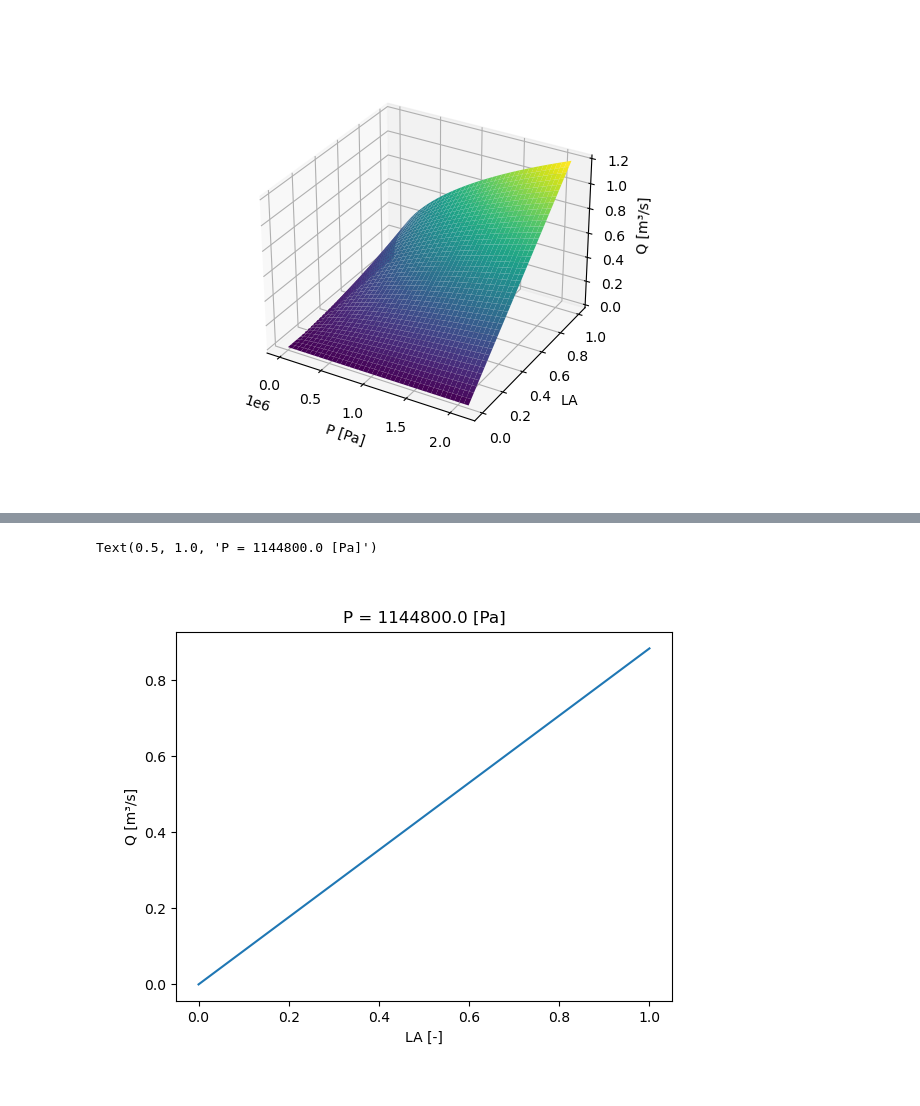
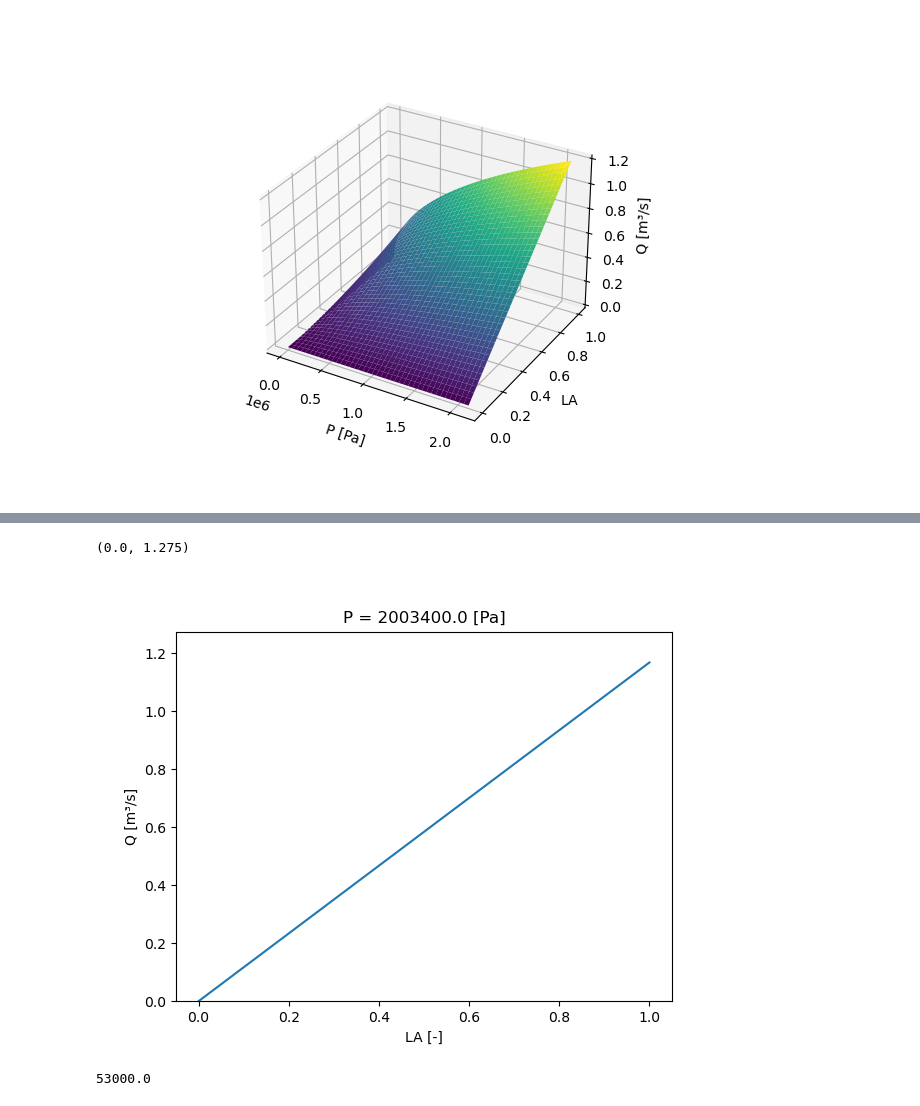
Before and after one commit to GeorgBrantegger/Kelag_DT_Slot_3, a Jupyter notebook: Turbinen/Turbinen_test.ipynb, the cells around one changed output, grey strips where cells are left out. Cells and saved outputs as stored; diff of their text form; code cells hidden in the pictures.

```diff
--- a/Turbinen/Turbinen_test.ipynb
+++ b/Turbinen/Turbinen_test.ipynb
@@ -14,6 +14,5 @@ sys.path.append(parent)
 from functions.pressure_conversion import pressure_conversion
 # %%
 Q_nenn = 0.85
-p_nenn,_ = pressure_conversion(10.6,'bar','Pa')
+p_nenn = pressure_conversion(10.6,'bar','Pa')
 Untertweng1 = Francis_Turbine(Q_nenn,p_nenn)
-print(Untertweng1.A)
@@ -29,7 +26,12 @@ LAs = np.linspace(0,1,n_LA,endpoint=True)
 Q_mat = np.empty([n_LA,n_p])
 
 pp,ll = np.meshgrid(ps,LAs)
-Q_mat = Untertweng1.get_Q(pp,ll)
+
+for i in range(n_p):
+    for j in range(n_LA):
+        Untertweng1.set_pressure(pp[i,j])
+        Untertweng1.set_LA(ll[i,j])
+        Q_mat[i,j] = Untertweng1.get_Q()
 
 fig1 = plt.figure()
 ax1 = plt.axes(projection='3d')
@@ -58,13 +60,18 @@ for i in range(n_LA):
 # %%
-p_test,_ = pressure_conversion(11.4,'bar','Pa')
+p_test = pressure_conversion(20.,'bar','Pa')
 p_index = int(np.argmin(abs(ps-p_test)))
 p_test2 = ps[p_index]
 
 fig = plt.figure()
 plt.plot(LAs,Q_mat[:,p_index])
 plt.xlabel('LA [-]')
 plt.ylabel('Q [m³/s]')
 plt.title('P = '+ str(p_test2) + ' [Pa]')
+plt.ylim([0,1.5*Q_nenn])
 # %% [output]
-Text(0.5, 1.0, 'P = 1144800.0 [Pa]')
+(0.0, 1.275)
-[figure, old version]
+[figure, new version]
+# %%
+print(pp[10,5])
+# %% [output]
+53000.0
```
Also changed, not shown: parts of 3 cells of this notebook, 7 other files.
